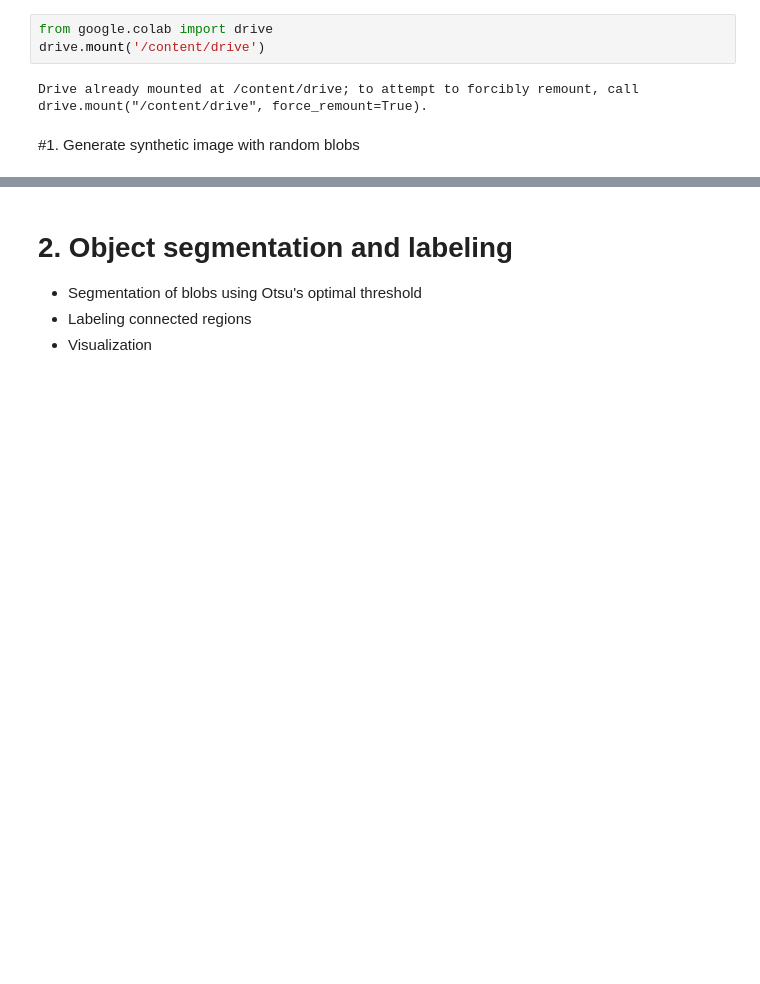
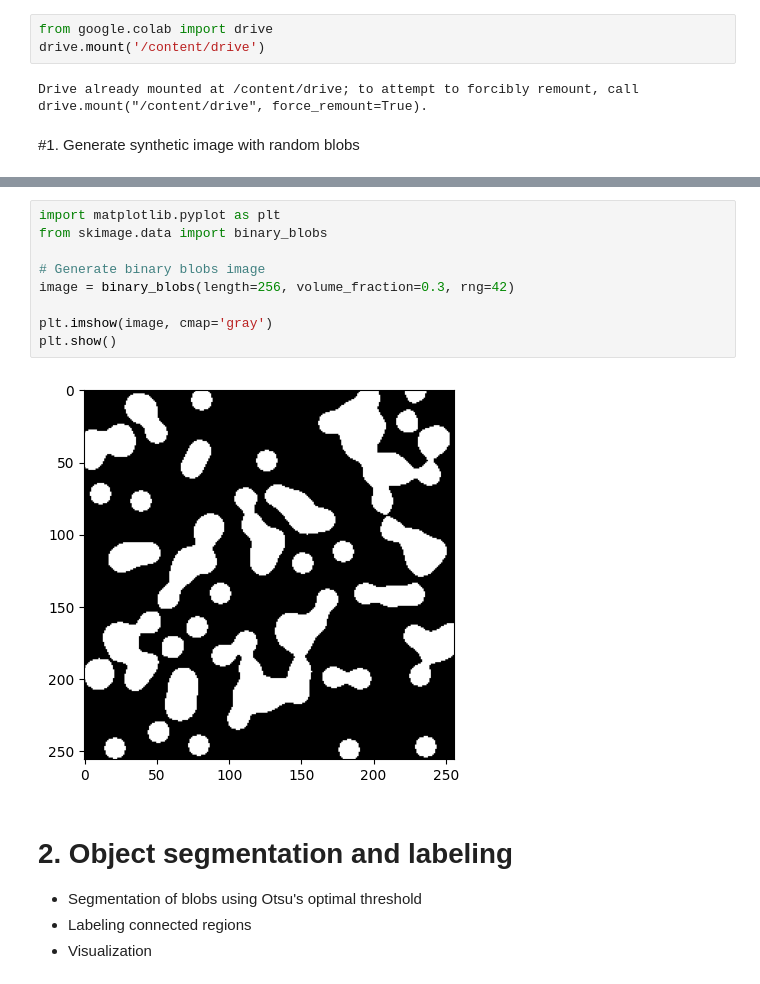
Before and after one commit to Mahsa-Goudarzi/ComputerVision, a Jupyter notebook: M3_Image Classification/Exercise4.ipynb, the cells around one changed output, grey strips where cells are left out. Cells and saved outputs as stored; diff of their text form; blank space fills up the shorter version.

```diff
--- a/M3_Image Classification/Exercise4.ipynb
+++ b/M3_Image Classification/Exercise4.ipynb
@@ -20,3 +17,14 @@ Drive already mounted at /content/drive; to attempt to forcibly remount, call dr
+# %%
+import matplotlib.pyplot as plt
+from skimage.data import binary_blobs
+
+# Generate binary blobs image
+image = binary_blobs(length=256, volume_fraction=0.3, rng=42)
+
+plt.imshow(image, cmap='gray')
+plt.show()
+# %% [output]
+[figure, added]
 # %% [markdown]
 # 2. Object segmentation and labeling
 
```
Also changed, not shown: parts of 3 cells of this notebook.
